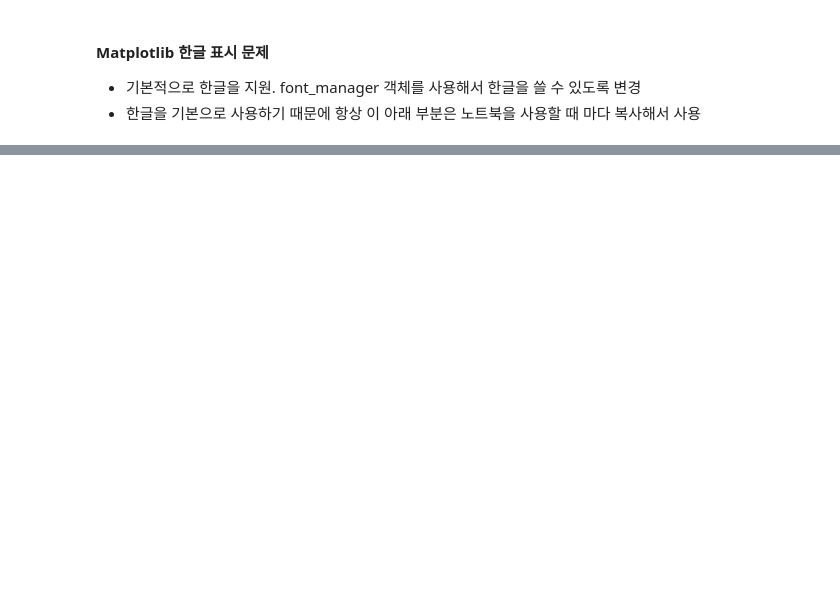
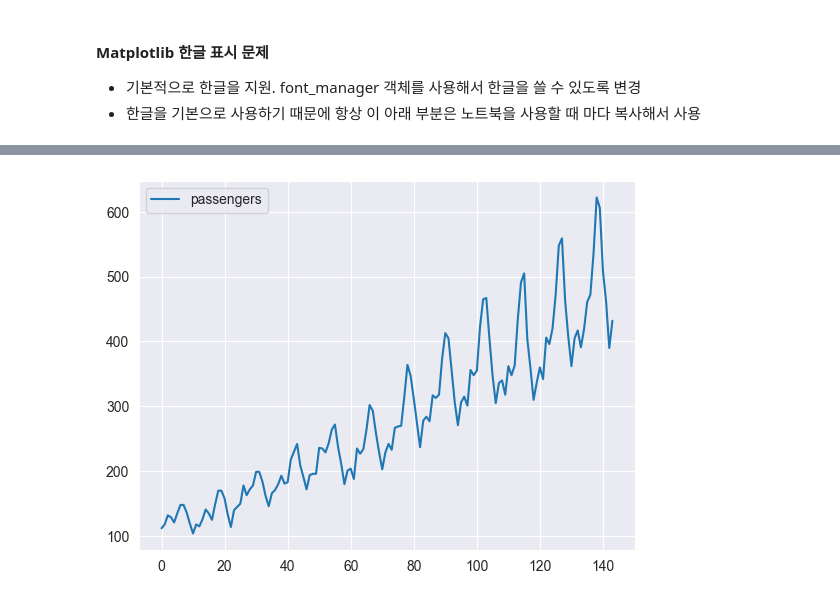
Before and after one commit to zzzissu/bigdata-analysis2024, a Jupyter notebook: day02/da05_plot_basic.ipynb, the cells around one changed output, grey strips where cells are left out. Drawn from its saved outputs; the diff is of its cells as text; code cells hidden in the pictures; blank space fills up the shorter version.

```diff
--- a/day02/da05_plot_basic.ipynb
+++ b/day02/da05_plot_basic.ipynb
@@ -154,0 +214,2 @@ font_path = 'C:/Windows/Fonts/NanumGothic.ttf'
+# %%
+flights = sns.load_dataset('flights') # 1949~1950 비행기 승객 수
@@ -154,0 +232,8 @@ font_path = 'C:/Windows/Fonts/NanumGothic.ttf'
+# %%
+# seaborn 스타일 지정 ['white', 'dark', whitegrid', 'darkgrid', 'ticks']
+sns.set_style('darkgrid')
+# %%
+flights[['month', 'passengers']].plot()
+plt.show()
+# %% [output]
+[figure, added]
```
Also changed, not shown: parts of 24 cells of this notebook, 4 other files.
